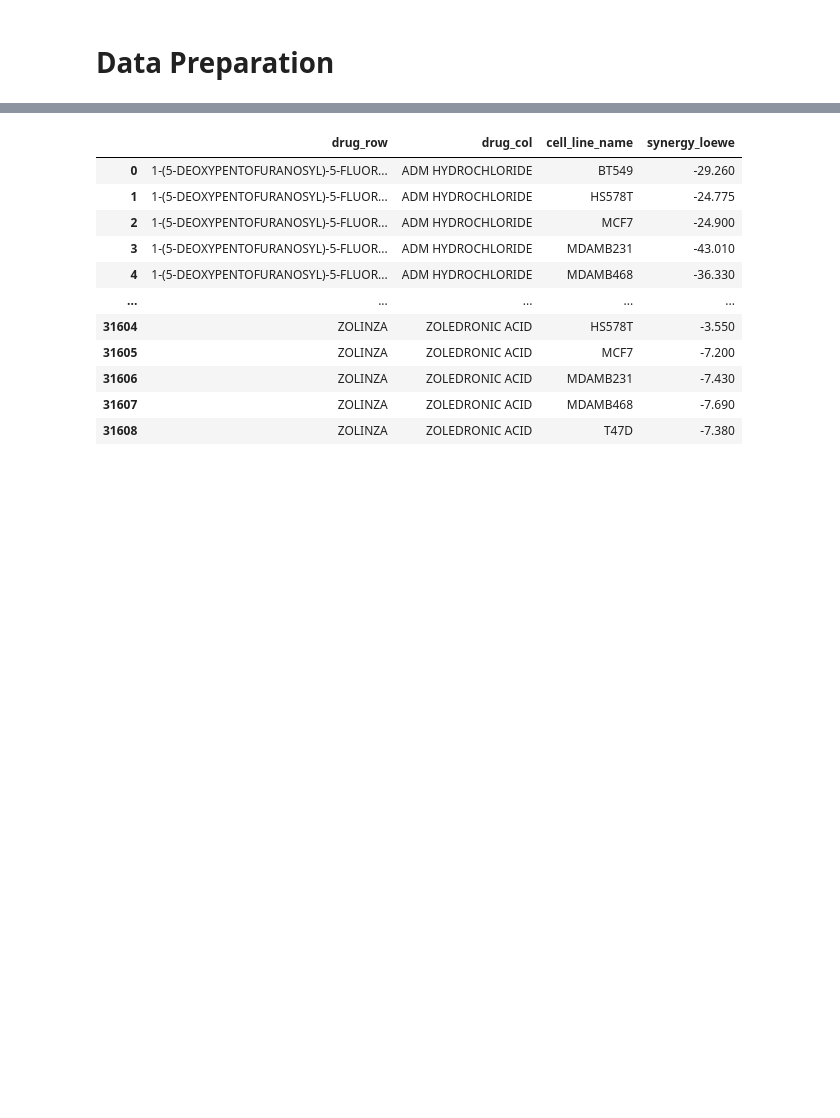
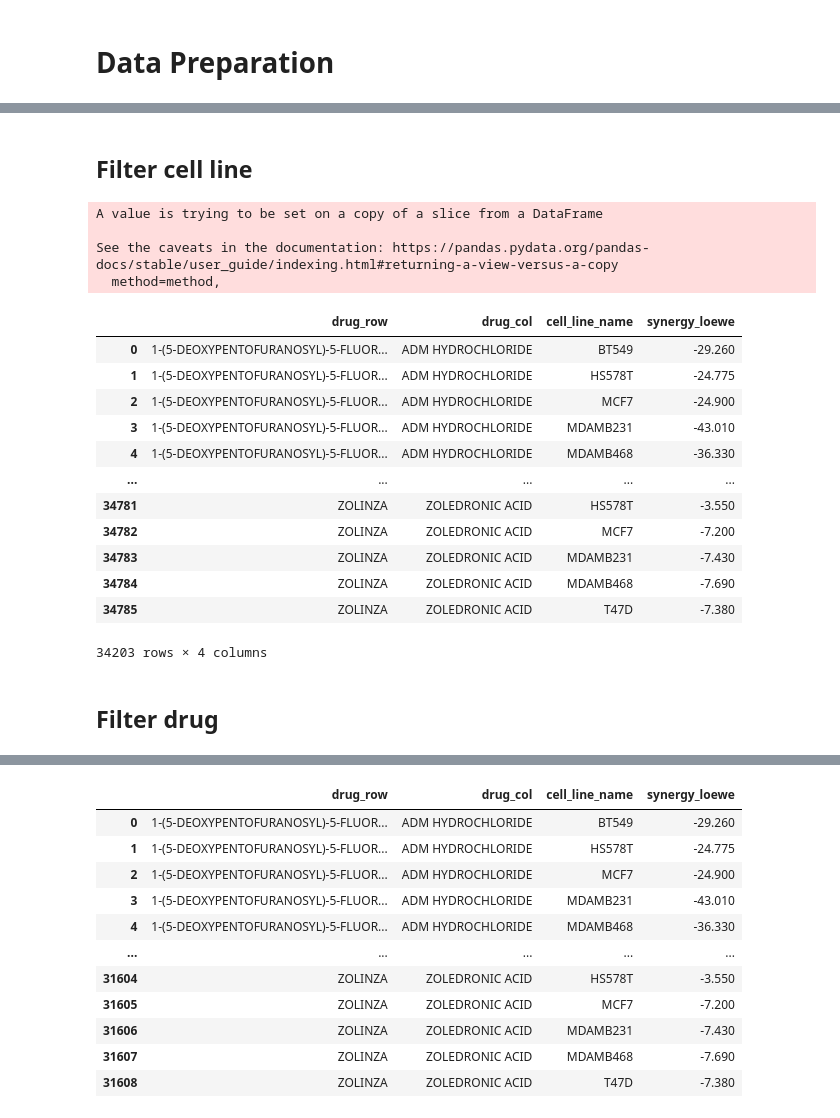
Before and after one commit to kittisaktaoma/colab_practice, a Jupyter notebook: CalcSynergy.ipynb, the cells around one changed output, grey strips where cells are left out. Drawn from its saved outputs; the diff is of its cells as text; code cells hidden in the pictures; blank space fills up the shorter version.

```diff
--- a/CalcSynergy.ipynb
+++ b/CalcSynergy.ipynb
@@ -400,11 +412,34 @@ df_sample
+# %% [markdown]
+## Filter cell line
 # %%
 df_sample["cell_line_name"].replace({"T-47D": "T47D",
                                     "MDA-MB-468": "MDAMB468",
                                     "MDA-MB-231": "MDAMB231",
                                     "BT-549": "BT549",
                                     "HS 578T": "HS578T"}, inplace=True)
 filter_list = cell_line_final.iloc[:,0].unique()
 cell_line_filter_df = df_sample[df_sample["cell_line_name"].isin(filter_list)]
+cell_line_filter_df
+# %% [output]
+A value is trying to be set on a copy of a slice from a DataFrame
+
+See the caveats in the documentation: https://pandas.pydata.org/pandas-docs/stable/user_guide/indexing.html#returning-a-view-versus-a-copy
+  method=method,
+|  | drug_row | drug_col | cell_line_name | synergy_loewe |
+| 0 | 1-(5-DEOXYPENTOFURANOSYL)-5-FLUOR... | ADM HYDROCHLORIDE | BT549 | -29.260 |
+| 1 | 1-(5-DEOXYPENTOFURANOSYL)-5-FLUOR... | ADM HYDROCHLORIDE | HS578T | -24.775 |
+| 2 | 1-(5-DEOXYPENTOFURANOSYL)-5-FLUOR... | ADM HYDROCHLORIDE | MCF7 | -24.900 |
+| 3 | 1-(5-DEOXYPENTOFURANOSYL)-5-FLUOR... | ADM HYDROCHLORIDE | MDAMB231 | -43.010 |
+| 4 | 1-(5-DEOXYPENTOFURANOSYL)-5-FLUOR... | ADM HYDROCHLORIDE | MDAMB468 | -36.330 |
+| ... | ... | ... | ... | ... |
+| 34781 | ZOLINZA | ZOLEDRONIC ACID | HS578T | -3.550 |
+| 34782 | ZOLINZA | ZOLEDRONIC ACID | MCF7 | -7.200 |
+| 34783 | ZOLINZA | ZOLEDRONIC ACID | MDAMB231 | -7.430 |
+| 34784 | ZOLINZA | ZOLEDRONIC ACID | MDAMB468 | -7.690 |
+| 34785 | ZOLINZA | ZOLEDRONIC ACID | T47D | -7.380 |
+34203 rows × 4 columns
+# %% [markdown]
+## Filter drug
 # %%
 #list of remaining drug in cell line
 cell_line_drug_row_remaining = np.unique(cell_line_filter_df.iloc[:,0].unique())
```
Also changed, not shown: parts of 4 cells of this notebook.
